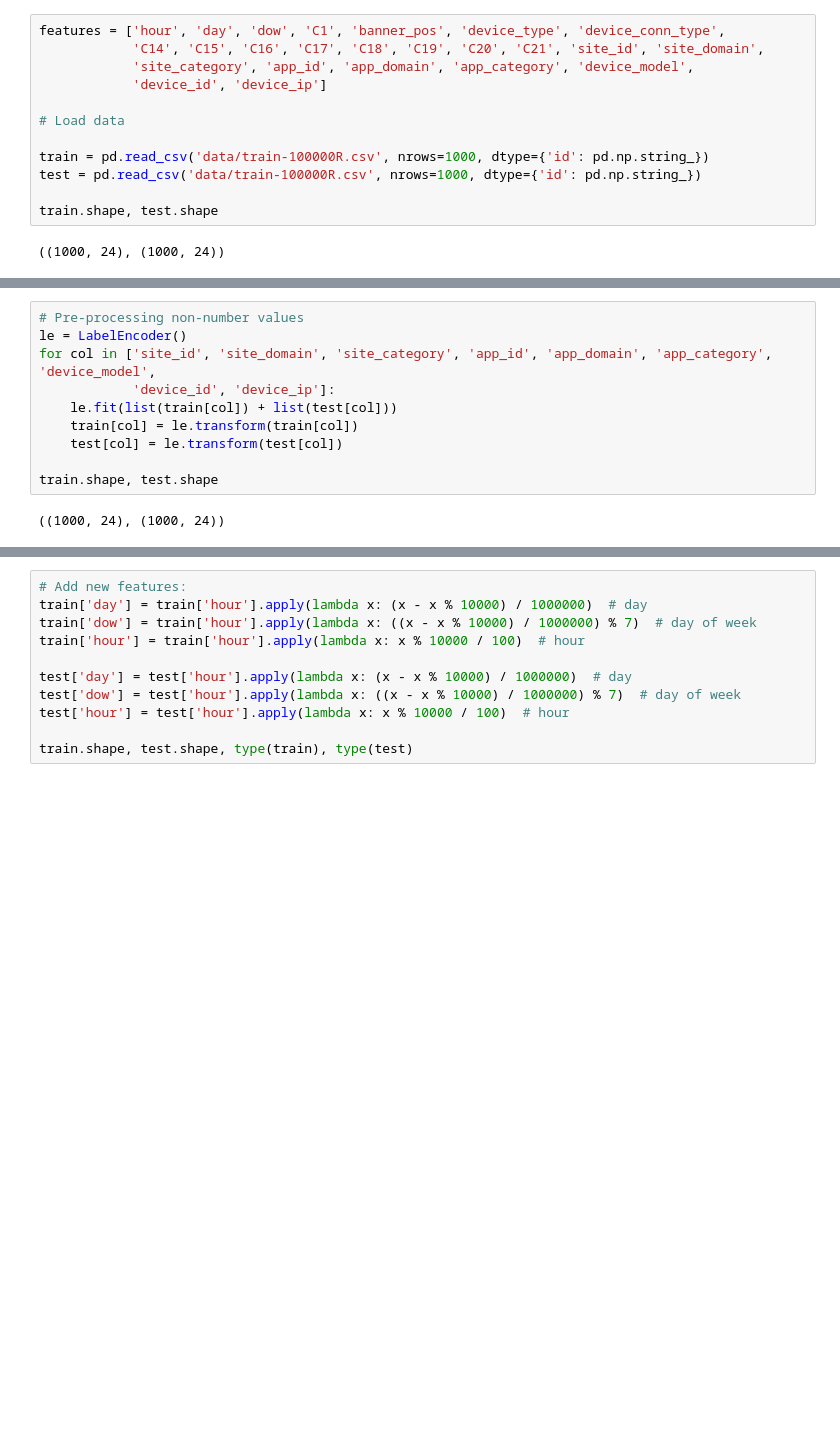
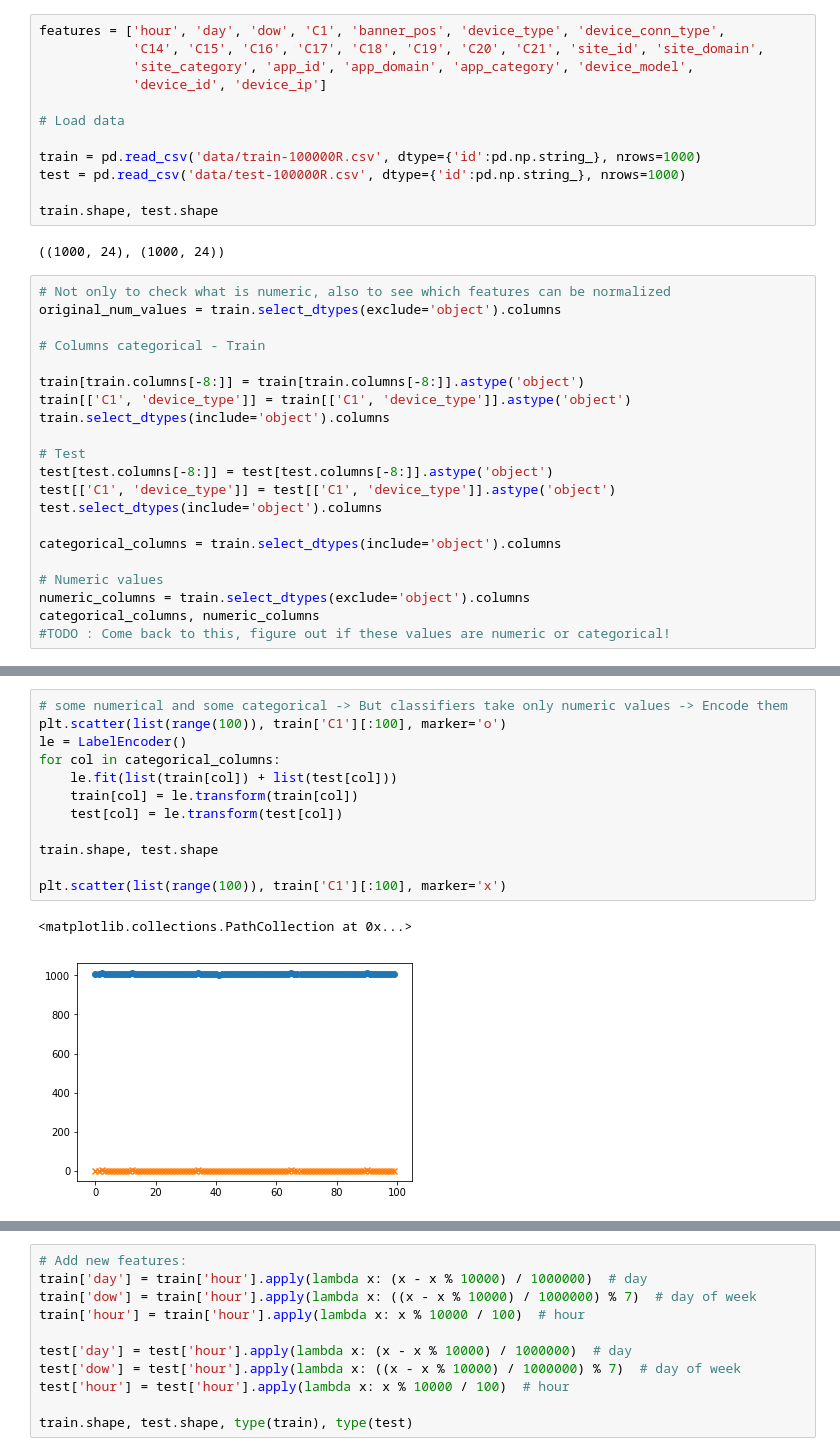
Before and after one commit to kvm108/avazu_ctr, a Jupyter notebook: ctr.ipynb, the cells around one changed output, grey strips where cells are left out. Cells and saved outputs as stored; diff of their text form; blank space fills up the shorter version.

```diff
--- a/ctr.ipynb
+++ b/ctr.ipynb
@@ -28,9 +56,30 @@ features = ['hour', 'day', 'dow', 'C1', 'banner_pos', 'device_type', 'device_con
 
 # Load data
 
-train = pd.read_csv('data/train-100000R.csv', nrows=1000, dtype={'id': pd.np.string_})
-test = pd.read_csv('data/train-100000R.csv', nrows=1000, dtype={'id': pd.np.string_})
+train = pd.read_csv('data/train-100000R.csv', dtype={'id':pd.np.string_}, nrows=1000)
+test = pd.read_csv('data/test-100000R.csv', dtype={'id':pd.np.string_}, nrows=1000)
 
 train.shape, test.shape
 # %% [output]
 ((1000, 24), (1000, 24))
+# %%
+# Not only to check what is numeric, also to see which features can be normalized
+original_num_values = train.select_dtypes(exclude='object').columns
+
+# Columns categorical - Train
+
+train[train.columns[-8:]] = train[train.columns[-8:]].astype('object')
+train[['C1', 'device_type']] = train[['C1', 'device_type']].astype('object')
+train.select_dtypes(include='object').columns
+
+# Test
+test[test.columns[-8:]] = test[test.columns[-8:]].astype('object')
+test[['C1', 'device_type']] = test[['C1', 'device_type']].astype('object')
+test.select_dtypes(include='object').columns
+
+categorical_columns = train.select_dtypes(include='object').columns
+
+# Numeric values
+numeric_columns = train.select_dtypes(exclude='object').columns
+categorical_columns, numeric_columns
+#TODO : Come back to this, figure out if these values are numeric or categorical!
@@ -37,14 +92,17 @@ train.shape, test.shape
 # %%
-# Pre-processing non-number values
+# some numerical and some categorical -> But classifiers take only numeric values -> Encode them
+plt.scatter(list(range(100)), train['C1'][:100], marker='o')
 le = LabelEncoder()
-for col in ['site_id', 'site_domain', 'site_category', 'app_id', 'app_domain', 'app_category', 'device_model',
-            'device_id', 'device_ip']:
+for col in categorical_columns:
     le.fit(list(train[col]) + list(test[col]))
     train[col] = le.transform(train[col])
     test[col] = le.transform(test[col])
 
 train.shape, test.shape
+
+plt.scatter(list(range(100)), train['C1'][:100], marker='x')
 # %% [output]
-((1000, 24), (1000, 24))
+<matplotlib.collections.PathCollection at 0x...>
+[figure, added]
 # %%
 # Stochastic Gradient Descent is sensitive to feature scaling, so it is highly recommended to scale your data.
```
Also changed, not shown: parts of 16 cells of this notebook.
